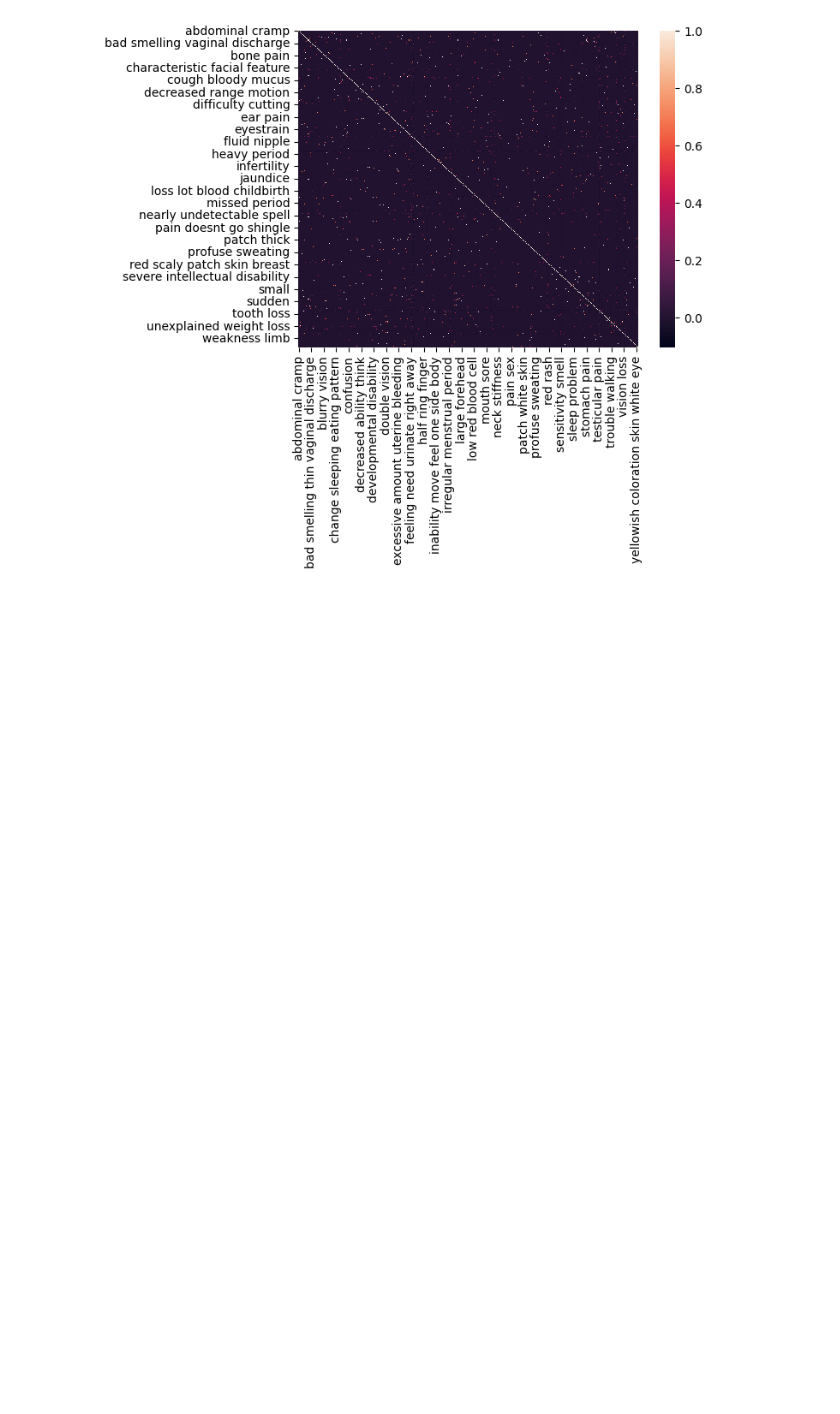
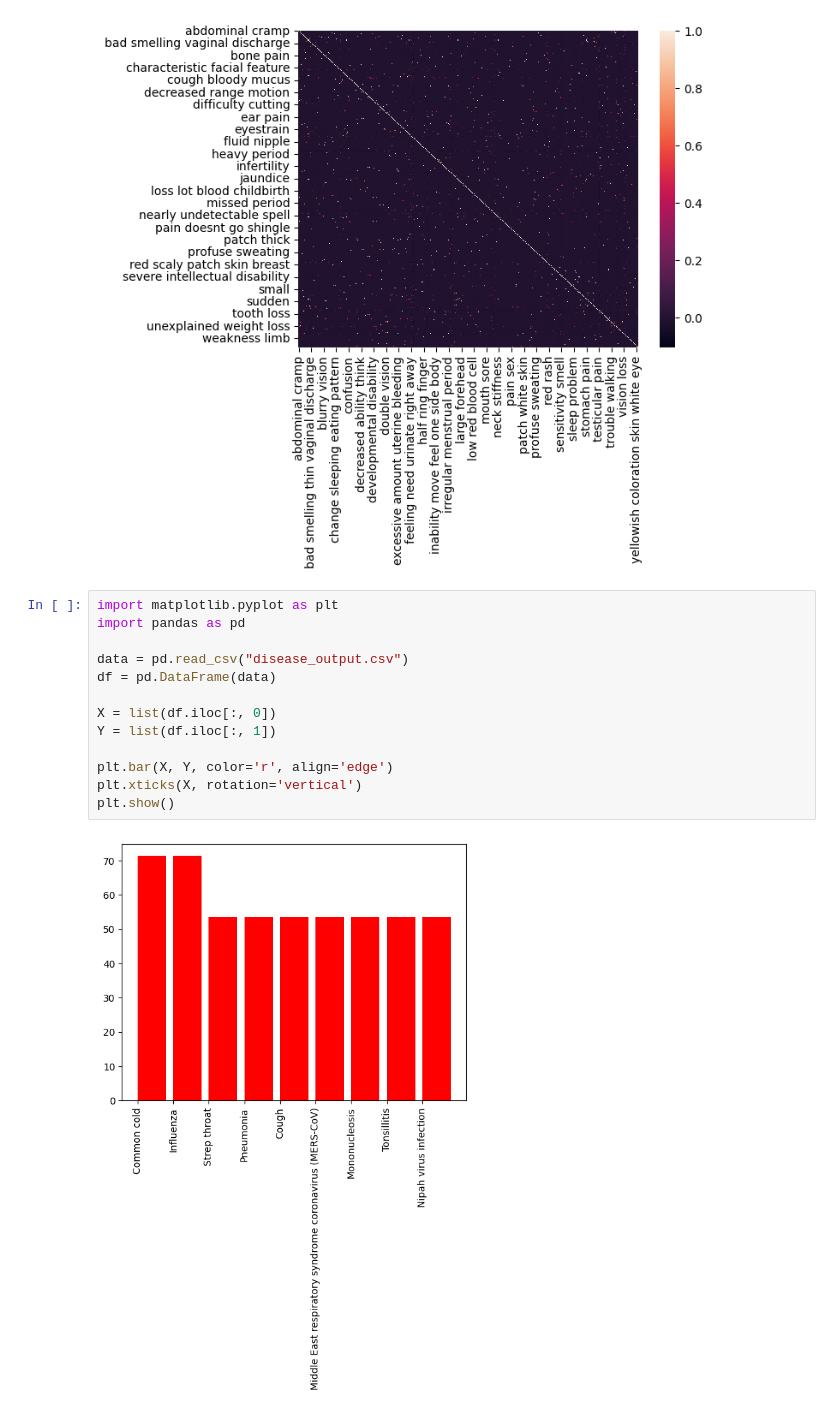
Before and after one commit to aneeshdamle11/Data-Science-Project, a Jupyter notebook: preprocessing/data_visualization.ipynb, the cells around one changed output. Saved outputs shown, nothing was run; the diff lists cells and outputs as text; blank space fills up the shorter version.

Commit message:
Added visualization graphs

```diff
--- a/preprocessing/data_visualization.ipynb
+++ b/preprocessing/data_visualization.ipynb
@@ -27,3 +27,18 @@ dataplot=sb.heatmap(df.corr())
 plt.show()
 # %% [output]
 [figure]
+# %%
+import matplotlib.pyplot as plt
+import pandas as pd
+
+data = pd.read_csv("disease_output.csv")
+df = pd.DataFrame(data)
+
+X = list(df.iloc[:, 0])
+Y = list(df.iloc[:, 1])
+
+plt.bar(X, Y, color='r', align='edge')
+plt.xticks(X, rotation='vertical')
+plt.show()
+# %% [output]
+[figure, added]
```
Also changed, not shown: 1 other file.
